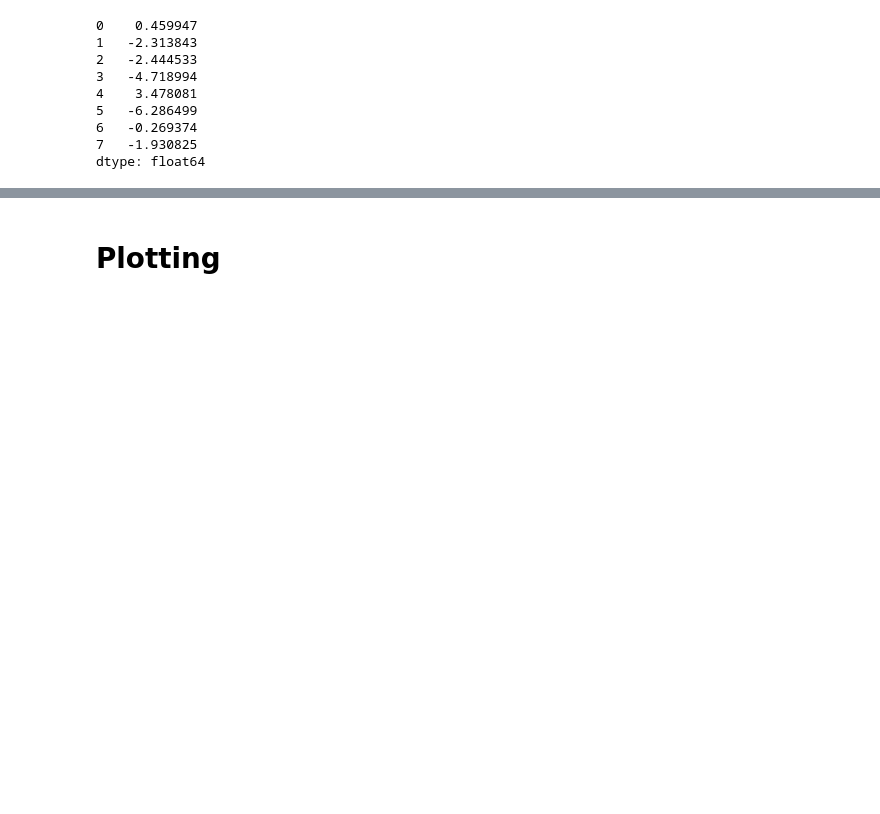
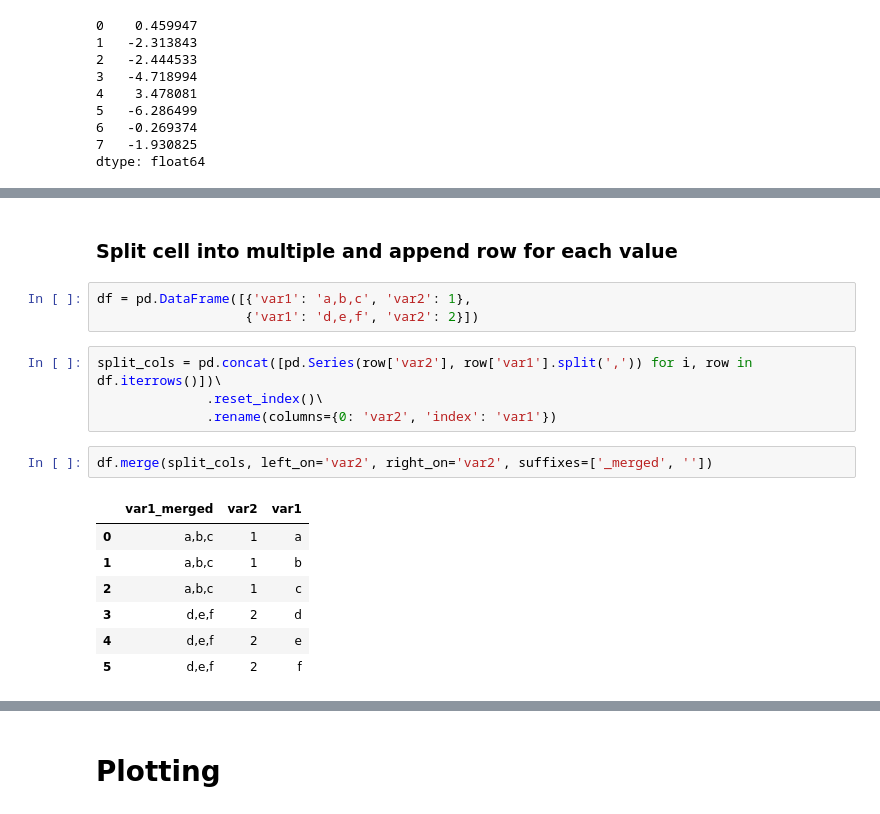
Before and after one commit to cschaerfe/Integrated_Bioinformatics, a Jupyter notebook: cheat_sheets/pandas_Cheatsheet.ipynb, the cells around one changed output, grey strips where cells are left out. Drawn from its saved outputs; the diff is of its cells as text; blank space fills up the shorter version.

```diff
--- a/cheat_sheets/pandas_Cheatsheet.ipynb
+++ b/cheat_sheets/pandas_Cheatsheet.ipynb
@@ -536,0 +538,19 @@ dtype: float64
+# %% [markdown]
+### Split cell into multiple and append row for each value
+# %%
+df = pd.DataFrame([{'var1': 'a,b,c', 'var2': 1},
+                   {'var1': 'd,e,f', 'var2': 2}])
+# %%
+split_cols = pd.concat([pd.Series(row['var2'], row['var1'].split(',')) for i, row in df.iterrows()])\
+              .reset_index()\
+              .rename(columns={0: 'var2', 'index': 'var1'})
+# %%
+df.merge(split_cols, left_on='var2', right_on='var2', suffixes=['_merged', ''])
+# %% [output]
+|  | var1_merged | var2 | var1 |
+| 0 | a,b,c | 1 | a |
+| 1 | a,b,c | 1 | b |
+| 2 | a,b,c | 1 | c |
+| 3 | d,e,f | 2 | d |
+| 4 | d,e,f | 2 | e |
+| 5 | d,e,f | 2 | f |
```
Also changed, not shown: parts of 9 cells of this notebook.
